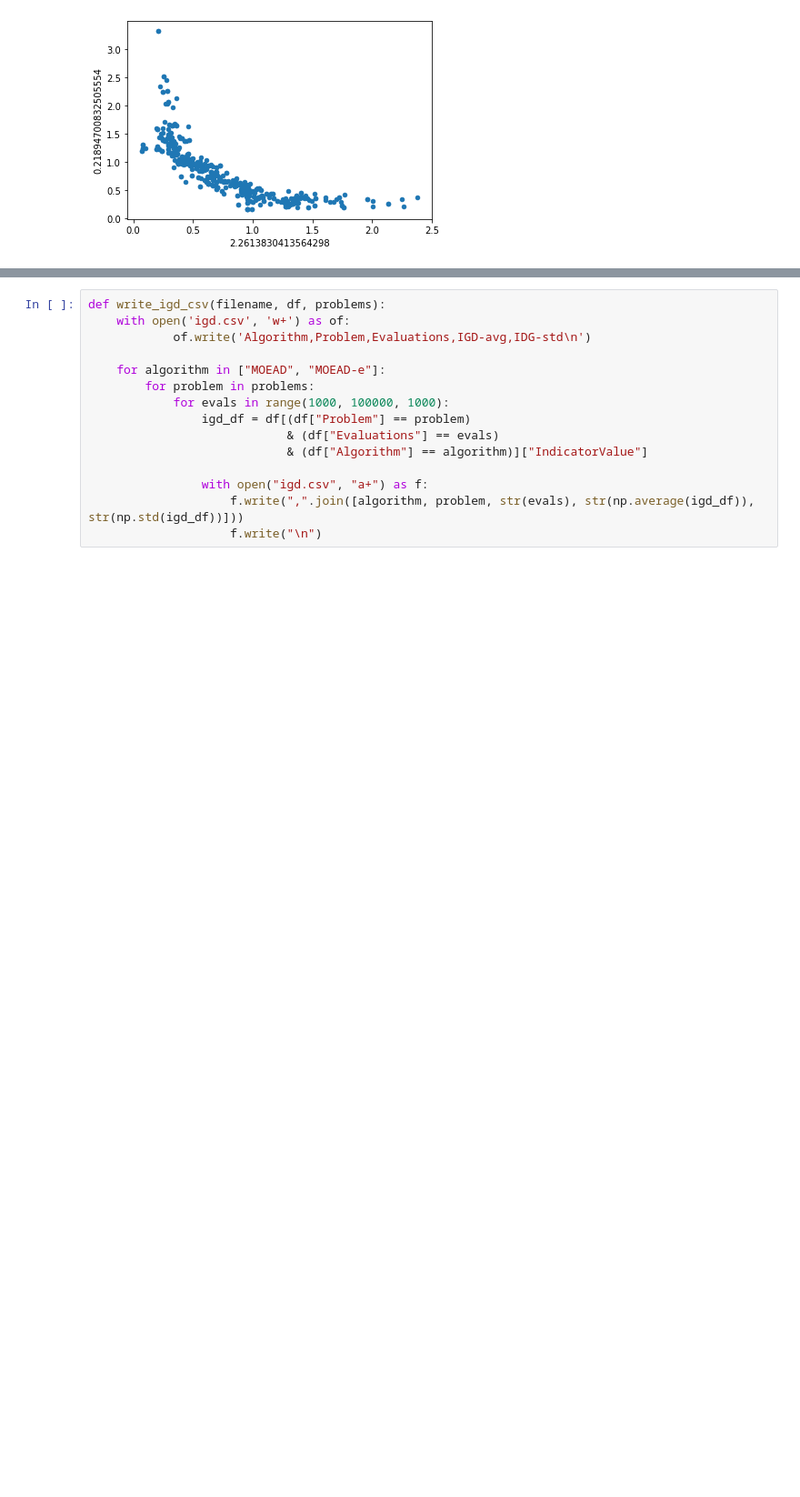
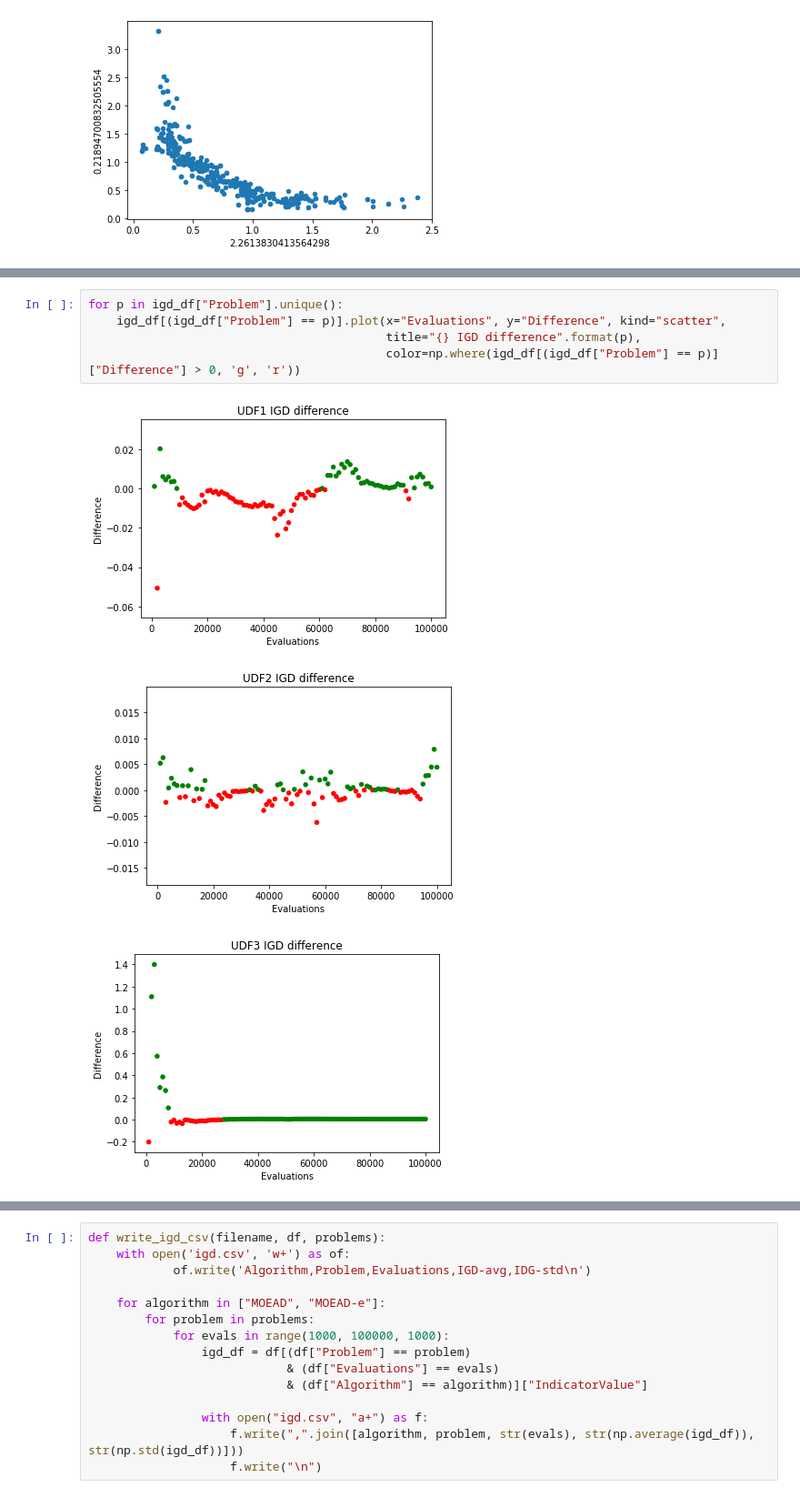
Before and after one commit to 12yuens2/cmlsga-jmetalpy, a Jupyter notebook: igd.ipynb, the cells around one changed output, grey strips where cells are left out. Shown at 91% size. Drawn from its saved outputs; the diff is of its cells as text; blank space fills up the shorter version.

```diff
--- a/igd.ipynb
+++ b/igd.ipynb
@@ -180,0 +223,9 @@ problems_static = ["ZDT1", "ZDT2", "ZDT3", "ZDT4", "ZDT6",
+# %%
+for p in igd_df["Problem"].unique():
+    igd_df[(igd_df["Problem"] == p)].plot(x="Evaluations", y="Difference", kind="scatter",
+                                          title="{} IGD difference".format(p),
+                                          color=np.where(igd_df[(igd_df["Problem"] == p)]["Difference"] > 0, 'g', 'r'))
+# %% [output]
+[figure, added]
+[figure, added]
+[figure, added]
```
Also changed, not shown: parts of 18 cells of this notebook.
